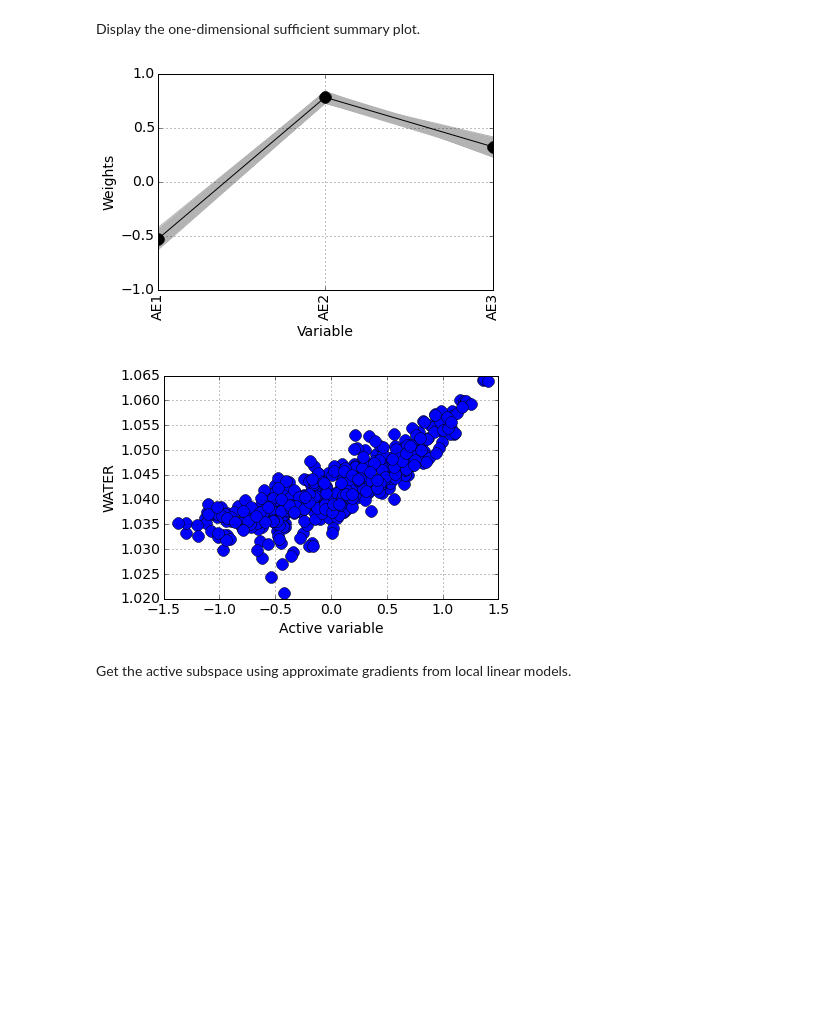
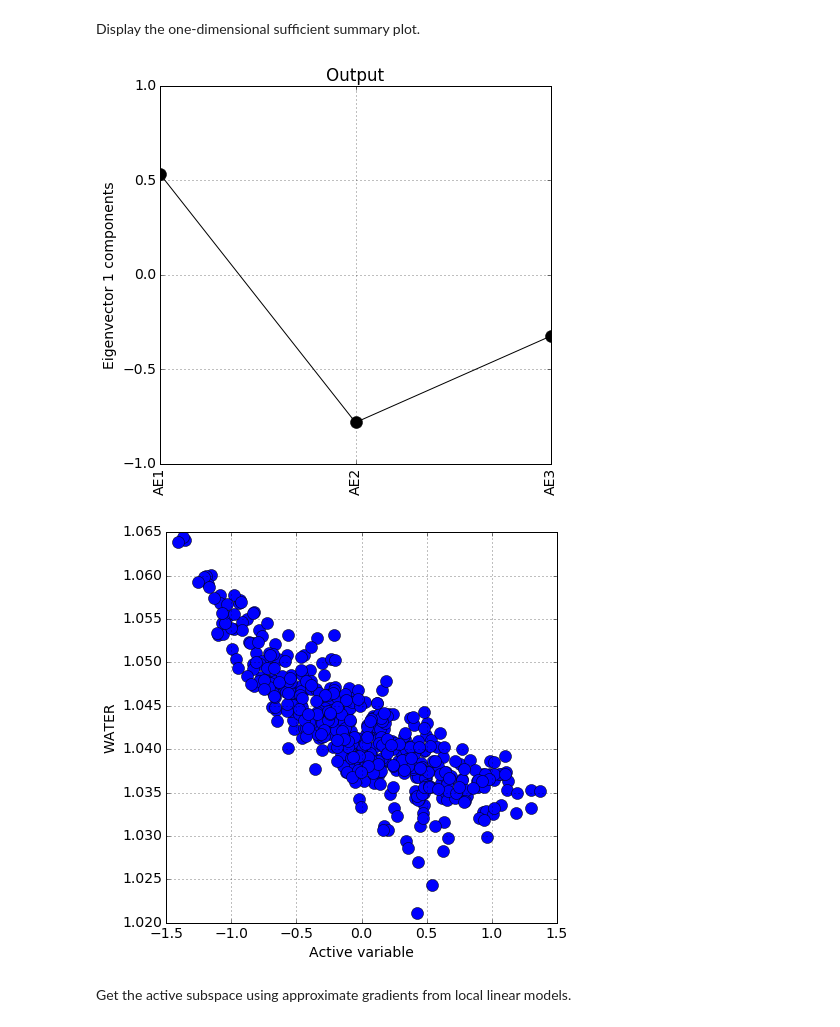
Before and after one commit to paulcon/as-data-sets, a Jupyter notebook: ICS-3reac/active-subspace-ICS3.ipynb, the cells around one changed output. Drawn from its saved outputs; the diff is of its cells as text; code cells hidden in the pictures; blank space fills up the shorter version.

```diff
--- a/ICS-3reac/active-subspace-ICS3.ipynb
+++ b/ICS-3reac/active-subspace-ICS3.ipynb
@@ -51,7 +52,7 @@ Normalize the inputs to the interval [-1,1].
 # %%
 xl = np.array([18048.0,54020.0,70060.0])
 xu = np.array([27072.0,81030.0,105090.0])
-XX = ac.normalize_uniform(X,xl,xu)
+XX = ac.utils.misc.BoundedNormalizer(xl,xu).normalize(X)
 # %% [markdown]
 Choose the output of interest. The out_index variable chooses amongst the five outputs of interest.
 # %%
@@ -65,10 +64,15 @@ w,w_boot = ac.linear_model_check(XX,f)
+# %%
+#w,w_boot = ac.linear_model_check(XX,f)
+ss = ac.subspaces.Subspaces()
+ss.compute(f=f[:,np.newaxis],X=XX,sstype=5,nboot=200)
 # %% [markdown]
 Display the one-dimensional sufficient summary plot.
 # %%
-y = np.dot(XX,w) # active variables
-ac.sufficient_summary_plot(y,f,w,w_boot=w_boot,in_labels=in_labels,out_label=out_label)
+y = np.dot(XX,ss.W1) # active variables
+ac.utils.plotters.eigenvectors(ss.W1,in_labels=in_labels)
+ac.utils.plotters.sufficient_summary(y,f,out_label=out_label)
 # %% [output]
-[figure, old version]
+[figure, new version]
-[figure, old version]
+[figure, new version]
 # %% [markdown]
 Get the active subspace using approximate gradients from local linear models.
```
Also changed, not shown: parts of 8 cells of this notebook, 27 other files.
